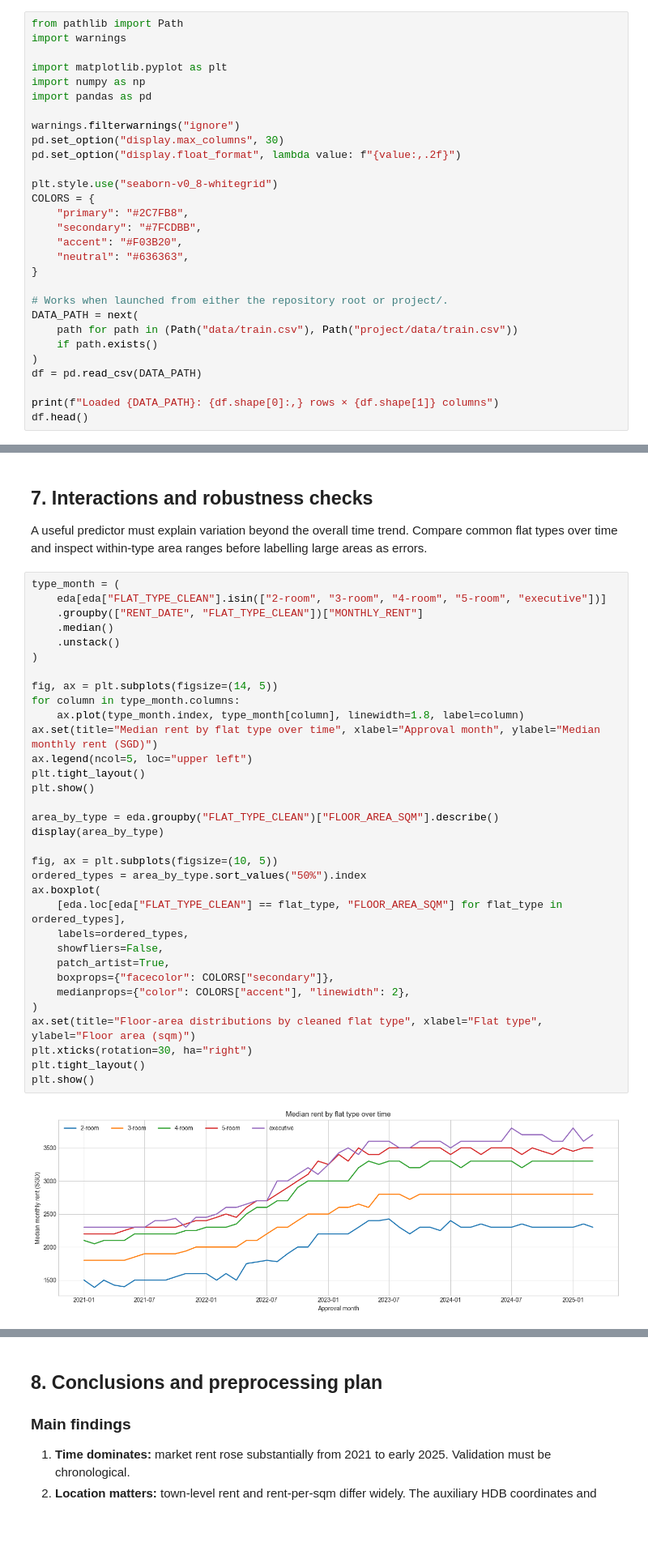
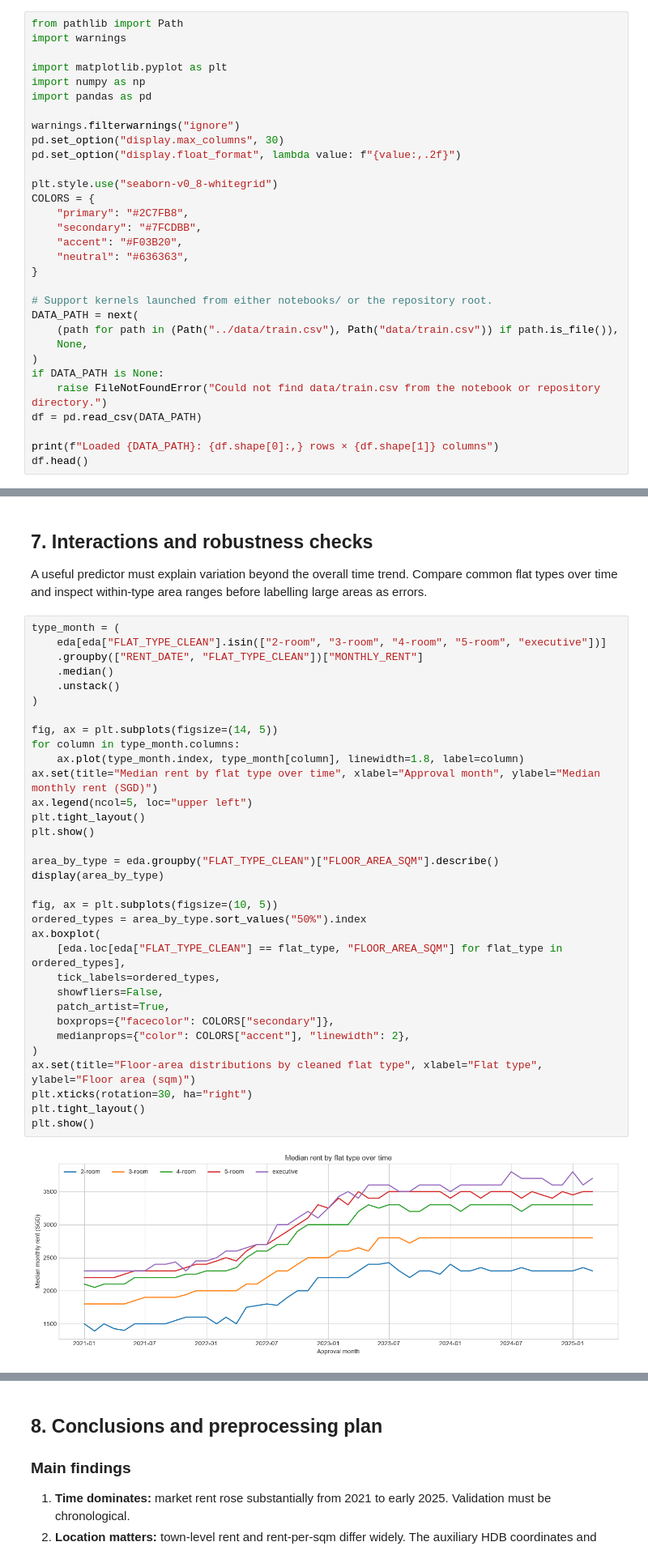
Before and after one commit to ziqing26/cs5228-group6, a Jupyter notebook: notebooks/eda.ipynb, the cells around one changed output, grey strips where cells are left out. Shown at 81% size. Cells and saved outputs as stored; diff of their text form; blank space fills up the shorter version.

Commit message:
fix: update environment and data path

```diff
--- a/notebooks/eda.ipynb
+++ b/notebooks/eda.ipynb
@@ -32,11 +32,13 @@ COLORS = {
     "neutral": "#636363",
 }
 
-# Works when launched from either the repository root or project/.
+# Support kernels launched from either notebooks/ or the repository root.
 DATA_PATH = next(
-    path for path in (Path("data/train.csv"), Path("project/data/train.csv"))
-    if path.exists()
+    (path for path in (Path("../data/train.csv"), Path("data/train.csv")) if path.is_file()),
+    None,
 )
+if DATA_PATH is None:
+    raise FileNotFoundError("Could not find data/train.csv from the notebook or repository directory.")
 df = pd.read_csv(DATA_PATH)
 
 print(f"Loaded {DATA_PATH}: {df.shape[0]:,} rows × {df.shape[1]} columns")
@@ -563,35 +564,35 @@ type_month = (
     .groupby(["RENT_DATE", "FLAT_TYPE_CLEAN"])["MONTHLY_RENT"]
     .median()
     .unstack()
 )
 
 fig, ax = plt.subplots(figsize=(14, 5))
 for column in type_month.columns:
     ax.plot(type_month.index, type_month[column], linewidth=1.8, label=column)
 ax.set(title="Median rent by flat type over time", xlabel="Approval month", ylabel="Median monthly rent (SGD)")
 ax.legend(ncol=5, loc="upper left")
 plt.tight_layout()
 plt.show()
 
 area_by_type = eda.groupby("FLAT_TYPE_CLEAN")["FLOOR_AREA_SQM"].describe()
 display(area_by_type)
 
 fig, ax = plt.subplots(figsize=(10, 5))
 ordered_types = area_by_type.sort_values("50%").index
 ax.boxplot(
     [eda.loc[eda["FLAT_TYPE_CLEAN"] == flat_type, "FLOOR_AREA_SQM"] for flat_type in ordered_types],
-    labels=ordered_types,
+    tick_labels=ordered_types,
     showfliers=False,
     patch_artist=True,
     boxprops={"facecolor": COLORS["secondary"]},
     medianprops={"color": COLORS["accent"], "linewidth": 2},
 )
 ax.set(title="Floor-area distributions by cleaned flat type", xlabel="Flat type", ylabel="Floor area (sqm)")
 plt.xticks(rotation=30, ha="right")
 plt.tight_layout()
 plt.show()
 # %% [output]
-[figure, old version]
+[figure, new version]
 |  | count | mean | std | min | 25% | 50% | 75% | max |
 | FLAT_TYPE_CLEAN |  |  |  |  |  |  |  |  |
 | 1-room | 42.00 | 31.00 | 0.00 | 31.00 | 31.00 | 31.00 | 31.00 | 31.00 |
```
Also changed, not shown: parts of 3 cells of this notebook.
